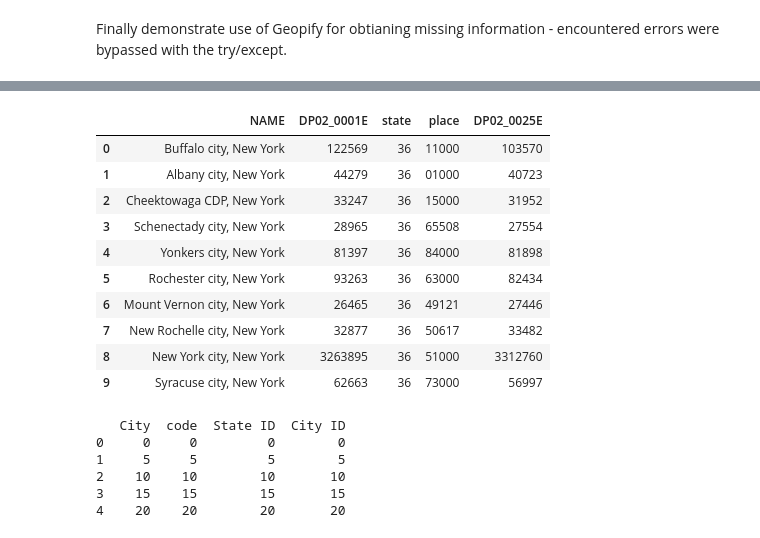
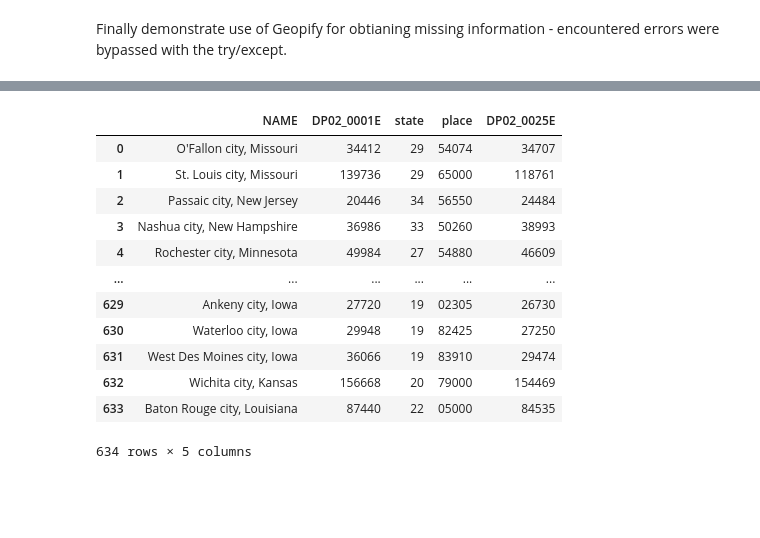
Before and after one commit to rpatel9877/project1, a Jupyter notebook: ben_richardson/dataset_draft.ipynb, the cells around one changed output, grey strips where cells are left out. Saved outputs shown, nothing was run; the diff lists cells and outputs as text; code cells hidden in the pictures; blank space fills up the shorter version.

```diff
--- a/ben_richardson/dataset_draft.ipynb
+++ b/ben_richardson/dataset_draft.ipynb
@@ -244,60 +244,46 @@ base_url = 'https://api.census.gov/data/2021/acs/acs1/profile?'
 parameter_list_final = ['DP02_0001E','DP02_0006E','DP02_0010E','DP02_0025E','DP02_0025PE','DP02_0031E','DP02_0031PE','DP02_0067E','DP02_0067PE','DP02_0068E',
 'DP02_0068PE','DP03_0001PE','DP03_0001E','DP03_0051E','DP03_0062E','DP03_0063E','DP03_0075E','DP03_0086E','DP03_0087E','DP03_0088E','DP03_0089E',
 'DP03_0090E','DP03_0091E','DP03_0119E','DP03_0119PE','DP03_0128E','DP03_0128PE','DP04_0001E','DP04_0001PE','DP04_0006E','DP04_0006PE','DP05_0001E',
 'P05_0001PE','DP05_0022E','DP05_0022PE','DP05_0008E','DP05_0008PE','DP05_0026E','DP05_0026PE','DP05_0027E','DP05_0027PE','DP03_0089E']
 
 parameter_list = ['DP02_0001E','DP02_0006E','DP02_0010E','DP02_0025E']
 
 census_data = []
 
 for parameter in parameter_list:
-    query_url = base_url + "get=NAME," + parameter + "&for=place:*&in=state:36" + "&key=" + census_key
+    query_url = base_url + "get=NAME," + parameter + "&for=place:*&in=state:*" + "&key=" + census_key
     response = requests.get(query_url).json()
     census_data.append(response)
 
 #census_df_2 = pd.DataFrame(census_data[0])
 first = census_data[0]
 code = census_data[0][0][1]
 merged_df = pd.DataFrame(first, columns = ['City',code, 'State ID', 'City ID'])
 for x in census_data:
     new_df = pd.DataFrame(x, columns = ['City',x[0][1], 'State ID', 'City ID'])
     result = pd.concat([merged_df, new_df], axis=1)
 
 df2 = result.T.drop_duplicates().T
 # Drop 1st row
 header_row = df2.iloc[0]
 final_census_df = pd.DataFrame(df2.values[1:], columns=header_row)
 
 #census_data
 final_census_df
 # %% [output]
 |  | NAME | DP02_0001E | state | place | DP02_0025E |
-| 0 | Buffalo city, New York | 122569 | 36 | 11000 | 103570 |
-| 1 | Albany city, New York | 44279 | 36 | 01000 | 40723 |
-| 2 | Cheektowaga CDP, New York | 33247 | 36 | 15000 | 31952 |
-| 3 | Schenectady city, New York | 28965 | 36 | 65508 | 27554 |
-| 4 | Yonkers city, New York | 81397 | 36 | 84000 | 81898 |
-| 5 | Rochester city, New York | 93263 | 36 | 63000 | 82434 |
-| 6 | Mount Vernon city, New York | 26465 | 36 | 49121 | 27446 |
-| 7 | New Rochelle city, New York | 32877 | 36 | 50617 | 33482 |
-| 8 | New York city, New York | 3263895 | 36 | 51000 | 3312760 |
-| 9 | Syracuse city, New York | 62663 | 36 | 73000 | 56997 |
+| 0 | O'Fallon city, Missouri | 34412 | 29 | 54074 | 34707 |
+| 1 | St. Louis city, Missouri | 139736 | 29 | 65000 | 118761 |
+| 2 | Passaic city, New Jersey | 20446 | 34 | 56550 | 24484 |
+| 3 | Nashua city, New Hampshire | 36986 | 33 | 50260 | 38993 |
+| 4 | Rochester city, Minnesota | 49984 | 27 | 54880 | 46609 |
+| ... | ... | ... | ... | ... | ... |
+| 629 | Ankeny city, Iowa | 27720 | 19 | 02305 | 26730 |
+| 630 | Waterloo city, Iowa | 29948 | 19 | 82425 | 27250 |
+| 631 | West Des Moines city, Iowa | 36066 | 19 | 83910 | 29474 |
+| 632 | Wichita city, Kansas | 156668 | 20 | 79000 | 154469 |
+| 633 | Baton Rouge city, Louisiana | 87440 | 22 | 05000 | 84535 |
+634 rows × 5 columns
-# %%
-# Create empty DataFrame
-df = pd.DataFrame(columns = ['City','code', 'State ID', 'City ID'])
-#print(df)
-
- # Append rows within for loop
-for i in :
-    df.loc[len(df)] = i * 5
-print(df)
-# %% [output]
-   City  code  State ID  City ID
-0     0     0         0        0
-1     5     5         5        5
-2    10    10        10       10
-3    15    15        15       15
-4    20    20        20       20
 # %%
 #merge back missing info into the original breweries csv:
 #you might need to first drop the longitude and latitude empty rows from the original dataframe clean_breweries_df and then add
```
